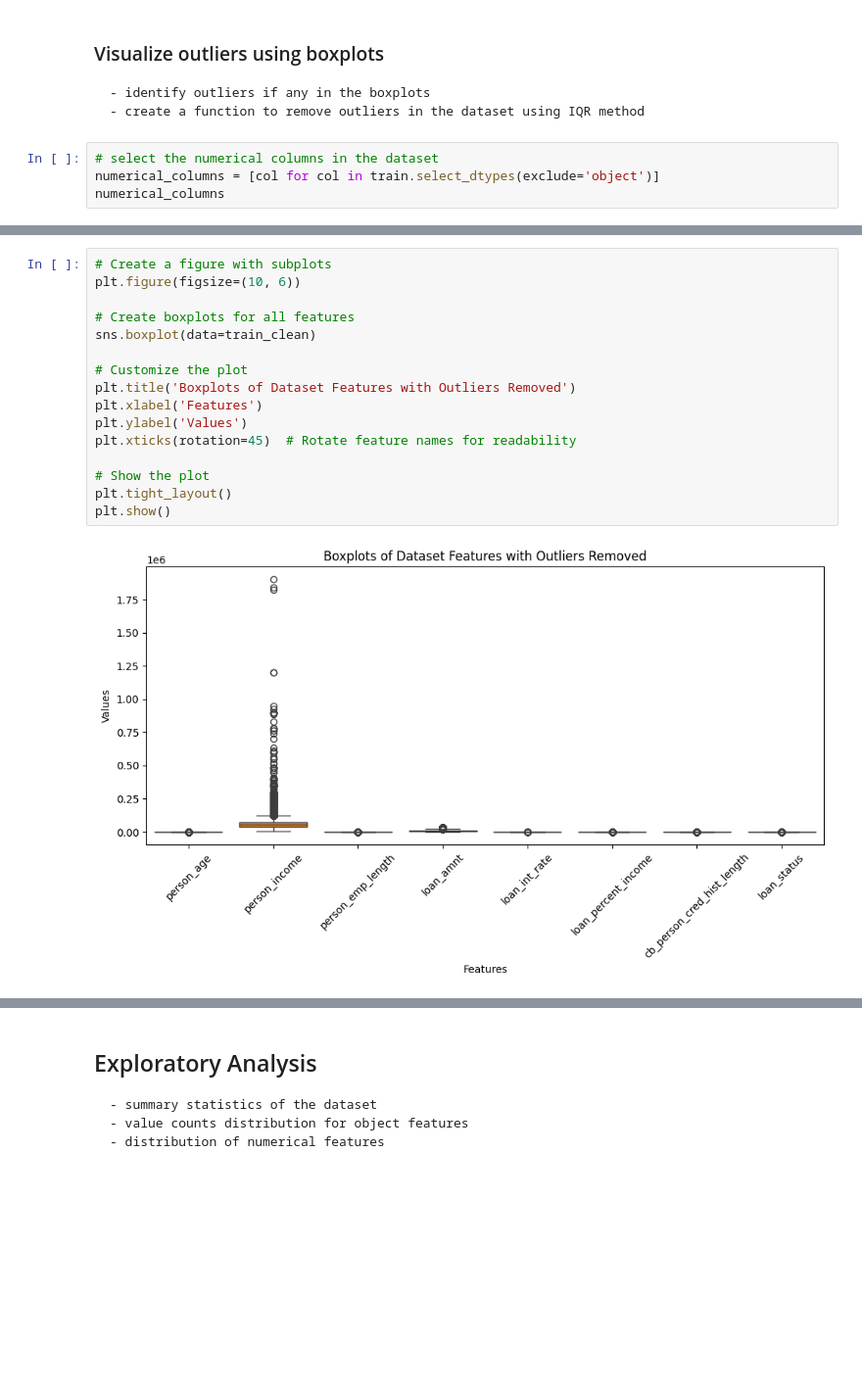
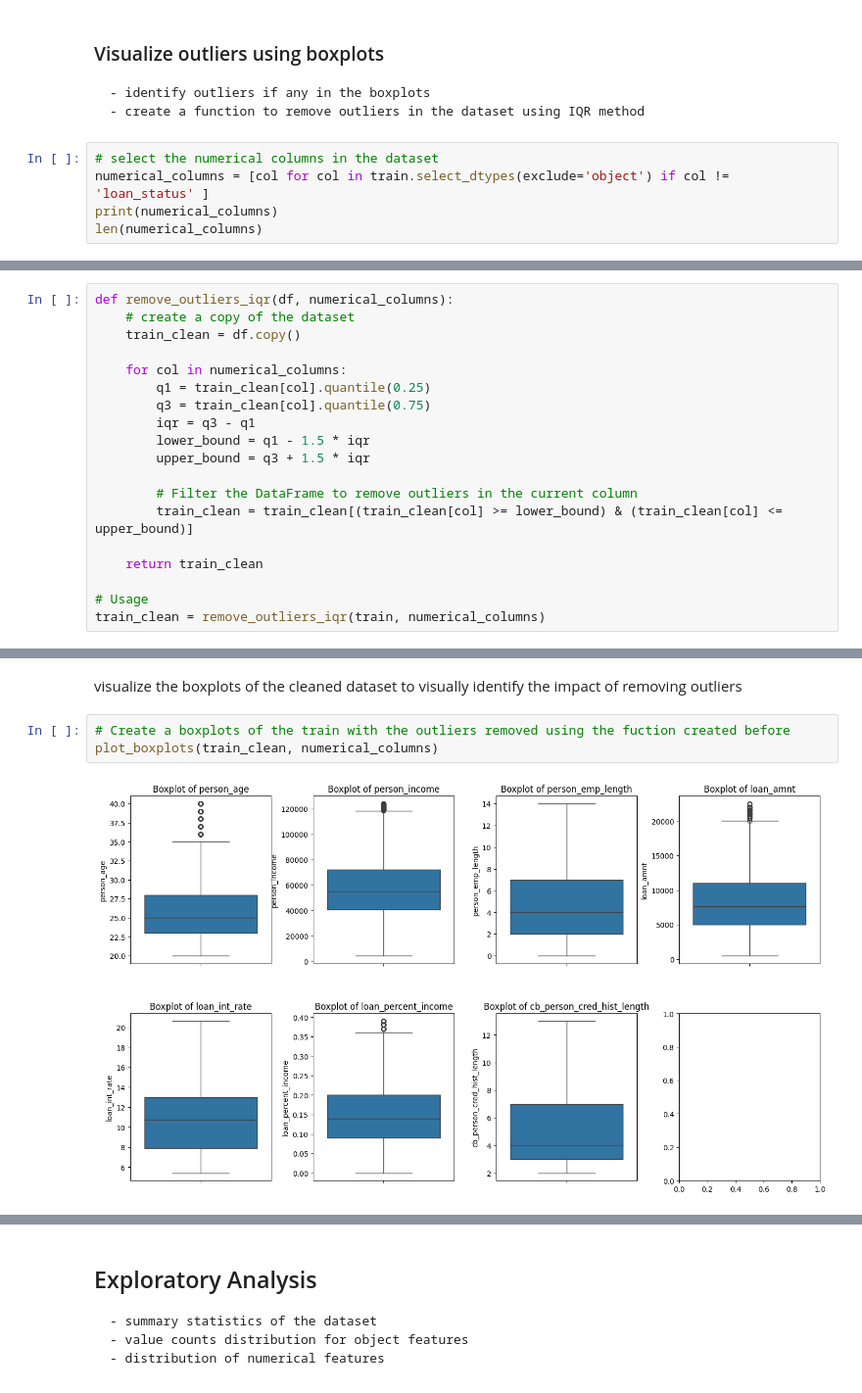
Before and after one commit to Morris-mk/Loan_Approval_Predictor, a Jupyter notebook: project.ipynb, the cells around one changed output, grey strips where cells are left out. Shown: that part at 98% size. Cells and saved outputs as stored; diff of their text form; blank space fills up the shorter version.

Commit message:
cleaned the dataset and decided to retain outlier because they contain important information

```diff
--- a/project.ipynb
+++ b/project.ipynb
@@ -91,6 +91,7 @@ memory usage: 5.8+ MB
     - create a function to remove outliers in the dataset using IQR method
 # %%
 # select the numerical columns in the dataset
-numerical_columns = [col for col in train.select_dtypes(exclude='object')]
-numerical_columns
+numerical_columns = [col for col in train.select_dtypes(exclude='object') if col != 'loan_status' ]
+print(numerical_columns)
+len(numerical_columns)
 # %% [output]
@@ -142,3 +151,22 @@ train_clean = remove_outliers_iqr(train, columns)
+# %%
+def remove_outliers_iqr(df, numerical_columns):
+    # create a copy of the dataset
+    train_clean = df.copy()
+
+    for col in numerical_columns:
+        q1 = train_clean[col].quantile(0.25)
+        q3 = train_clean[col].quantile(0.75)
+        iqr = q3 - q1
+        lower_bound = q1 - 1.5 * iqr
+        upper_bound = q3 + 1.5 * iqr
+
+        # Filter the DataFrame to remove outliers in the current column
+        train_clean = train_clean[(train_clean[col] >= lower_bound) & (train_clean[col] <= upper_bound)]
+
+    return train_clean
+
+# Usage
+train_clean = remove_outliers_iqr(train, numerical_columns)
 # %%
 print('train_shape:', train.shape)
 print('train without outliers shape:', train_clean.shape)
@@ -148,18 +176,7 @@ train without outliers shape: (56199, 12)
+# %% [markdown]
+visualize the boxplots of the cleaned dataset to visually identify the impact of removing outliers
 # %%
-# Create a figure with subplots
-plt.figure(figsize=(10, 6))
-
-# Create boxplots for all features
-sns.boxplot(data=train_clean)
-
-# Customize the plot
-plt.title('Boxplots of Dataset Features with Outliers Removed')
-plt.xlabel('Features')
-plt.ylabel('Values')
-plt.xticks(rotation=45)  # Rotate feature names for readability
-
-# Show the plot
-plt.tight_layout()
-plt.show()
+# Create a boxplots of the train with the outliers removed using the fuction created before
+plot_boxplots(train_clean, numerical_columns)
 # %% [output]
-[figure, old version]
+[figure, new version]
```
Also changed, not shown: parts of 9 cells of this notebook.
